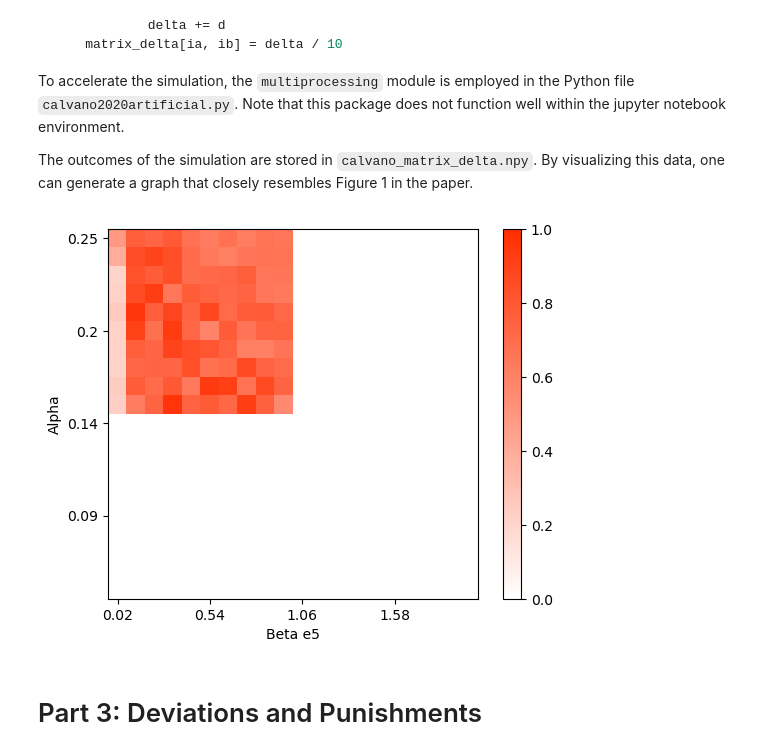
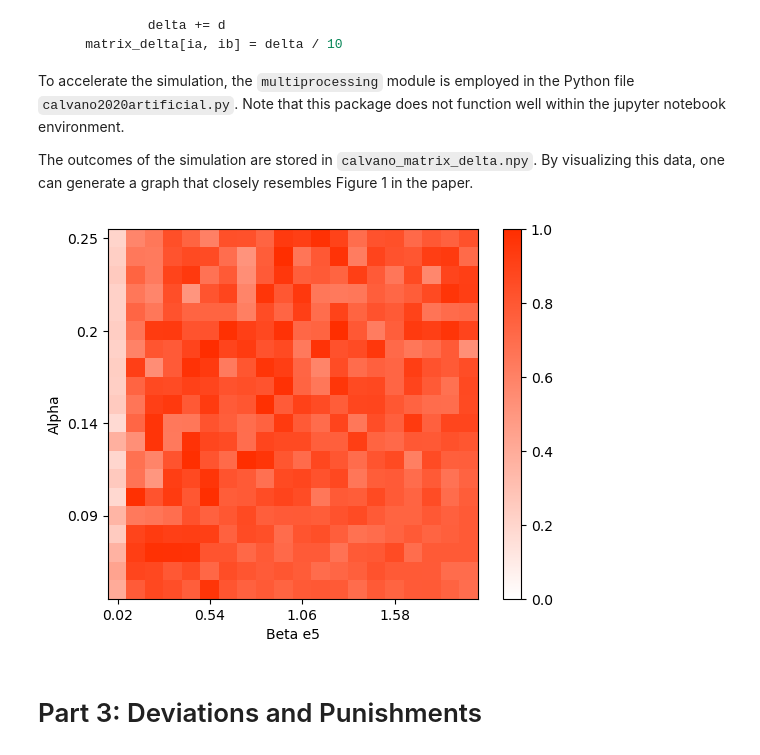
Before and after one commit to ChenTang01/Algorithmic_Collusion_in_Dynamic_Pricing, a Jupyter notebook: calvano2020artificial.ipynb, the cells around one changed output. Cells and saved outputs as stored; diff of their text form; code cells hidden in the pictures.

Commit message:
calvano2020artificialrenewed

```diff
--- a/calvano2020artificial.ipynb
+++ b/calvano2020artificial.ipynb
@@ -355,20 +355,20 @@ To accelerate the simulation, the `multiprocessing` module is employed in the Py
 
 The outcomes of the simulation are stored in `calvano_matrix_delta.npy`. By visualizing this data, one can generate a graph that closely resembles Figure 1 in the paper.
 # %%
-matrix_delta = np.load('calvano_matrix_delta.npy')
+matrix_delta = np.load('data/calvano_matrix_delta.npy')
 colors = [(1, 1, 1), (1, 0.18, 0)]
 cmap = LinearSegmentedColormap.from_list('white_to_red', colors, N=256)
 plt.imshow(matrix_delta, cmap=cmap, vmin=0, vmax=1)
 plt.colorbar()
 x_ticks = np.round(np.linspace(0.02, 2, 20)[::5], 2)
 y_ticks = np.round(np.linspace(0.25, 0.05, 20)[::5], 2)
 plt.xticks(np.arange(0, 20, 5), x_ticks)
 plt.yticks(np.arange(0, 20, 5), y_ticks)
 plt.xlabel('Beta e5')
 plt.ylabel('Alpha')
 plt.show()
 # %% [output]
-[figure, old version]
+[figure, new version]
 # %% [markdown]
 # Part 3: Deviations and Punishments
 # %% [markdown]
```
Also changed, not shown: parts of 2 cells of this notebook, 7 other files.
